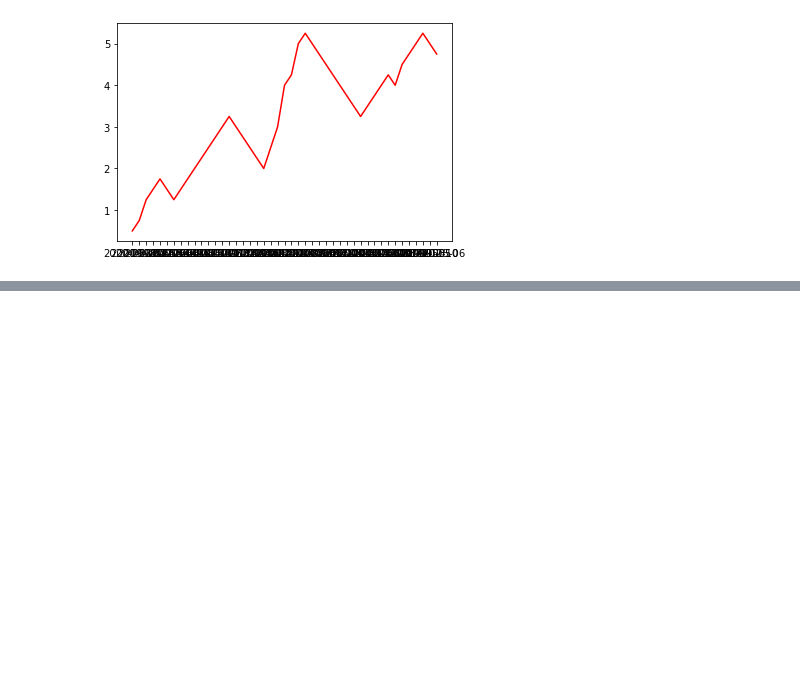
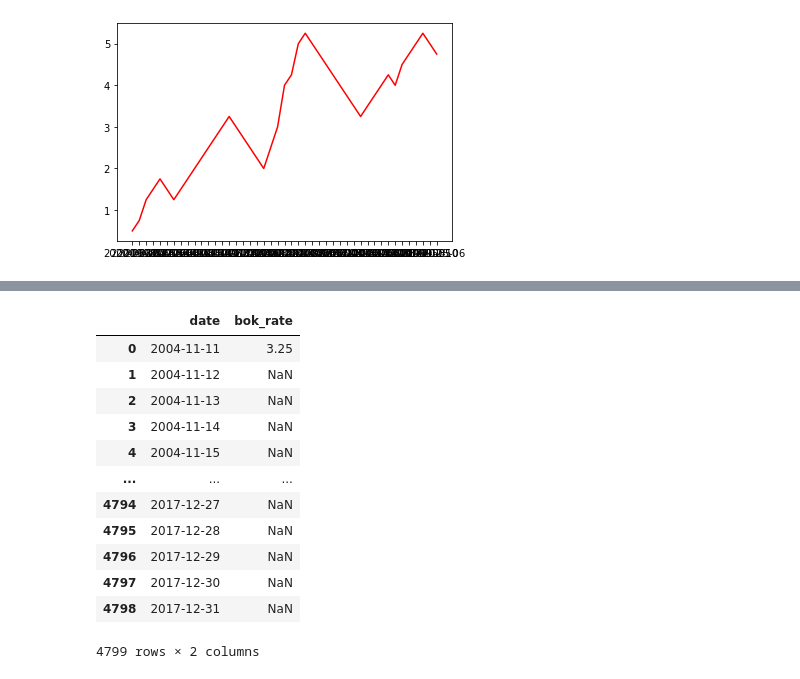
Before and after one commit to HyeonminNam/BOK4, a Jupyter notebook: bok_rate_graph.ipynb, the cells around one changed output, grey strips where cells are left out. Saved outputs shown, nothing was run; the diff lists cells and outputs as text; code cells hidden in the pictures; blank space fills up the shorter version.

```diff
--- a/bok_rate_graph.ipynb
+++ b/bok_rate_graph.ipynb
@@ -36,0 +58,17 @@ plt.show()
+# %%
+mk_bok_rate = pd.merge(mk_bok_rate,bok_rate, on='date',how='left')
+mk_bok_rate
+# %% [output]
+|  | date | bok_rate |
+| 0 | 2004-11-11 | 3.25 |
+| 1 | 2004-11-12 | NaN |
+| 2 | 2004-11-13 | NaN |
+| 3 | 2004-11-14 | NaN |
+| 4 | 2004-11-15 | NaN |
+| ... | ... | ... |
+| 4794 | 2017-12-27 | NaN |
+| 4795 | 2017-12-28 | NaN |
+| 4796 | 2017-12-29 | NaN |
+| 4797 | 2017-12-30 | NaN |
+| 4798 | 2017-12-31 | NaN |
+4799 rows × 2 columns
```
Also changed, not shown: parts of 4 cells of this notebook.
